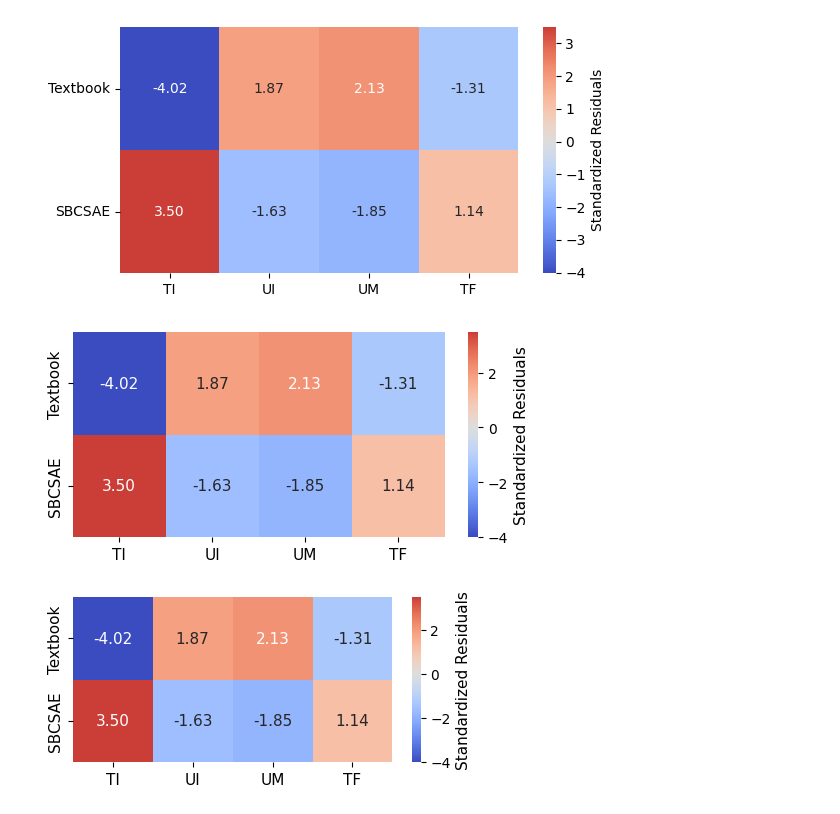
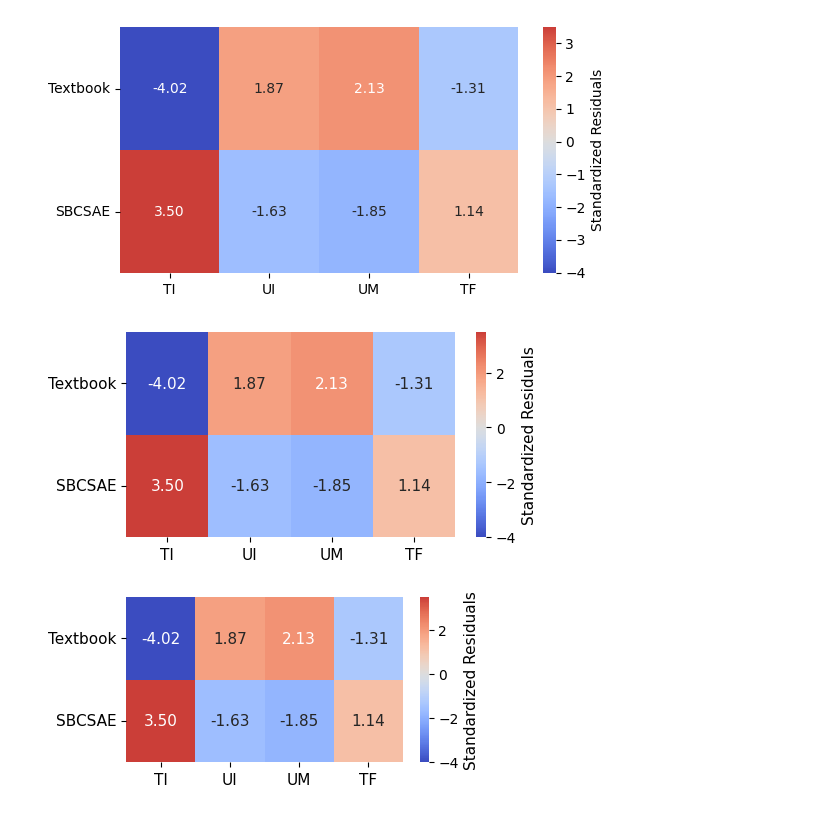
Before and after one commit to sundaybest3/txtanalysis, a Jupyter notebook: position_frequency.ipynb, the cells around one changed output. Drawn from its saved outputs; the diff is of its cells as text; code cells hidden in the pictures.

```diff
--- a/position_frequency.ipynb
+++ b/position_frequency.ipynb
@@ -168,7 +168,7 @@ ax = sns.heatmap(
 )
 
 plt.xticks(fontsize=11)
-plt.yticks(fontsize=11)
+plt.yticks(fontsize=11, rotation=0)
 
 # colorbar 글씨 크기 맞추기
 cbar = ax.collections[0].colorbar
@@ -178,29 +178,29 @@ cbar.set_label("Standardized Residuals", fontsize=11)
 plt.tight_layout()
 plt.show()
 # %% [output]
-[figure, old version]
+[figure, new version]
 # %%
 plt.figure(figsize=(4.6, 2.2))  # 가로, 세로 줄이기
 
 ax = sns.heatmap(
     residuals_df,
     annot=True,
     fmt=".2f",
     cmap="coolwarm",
     center=0,
     annot_kws={"size": 11},
     cbar_kws={"label": "Standardized Residuals"}
 )
 
 plt.xticks(fontsize=11)
-plt.yticks(fontsize=11)
+plt.yticks(fontsize=11, rotation=0)
 
 cbar = ax.collections[0].colorbar
 cbar.ax.tick_params(labelsize=10)
 cbar.set_label("Standardized Residuals", fontsize=11)
 
 plt.tight_layout()
 plt.savefig('/content/standardized_residuals_heatmap.png') # Save the heatmap as a PNG file
 plt.show()
 # %% [output]
-[figure, old version]
+[figure, new version]
```
